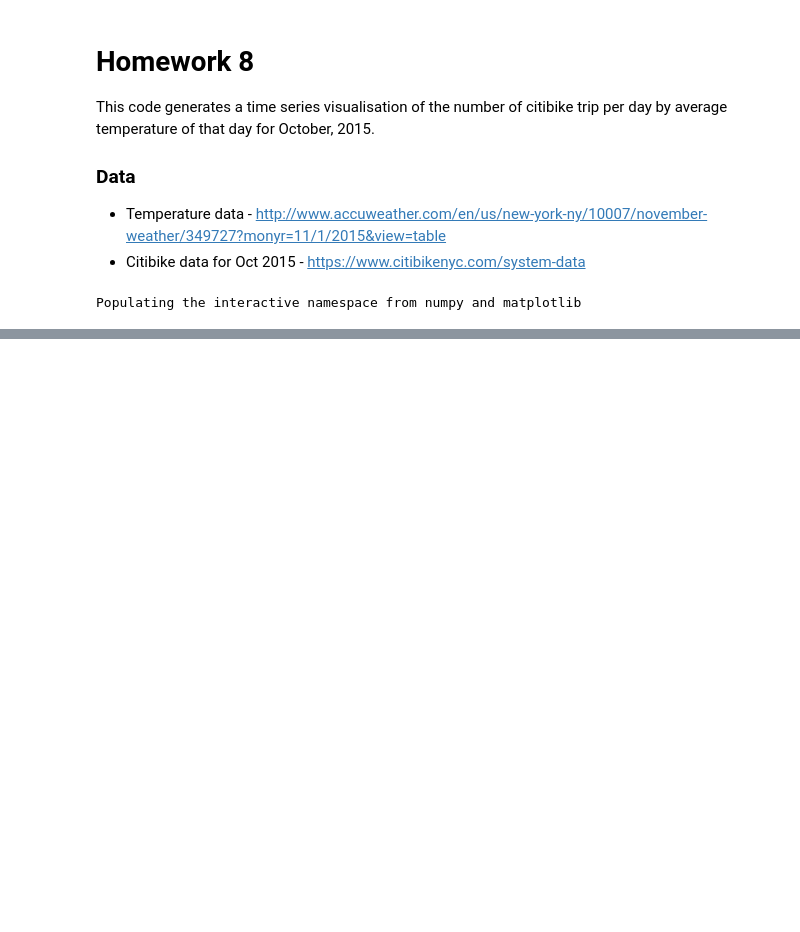
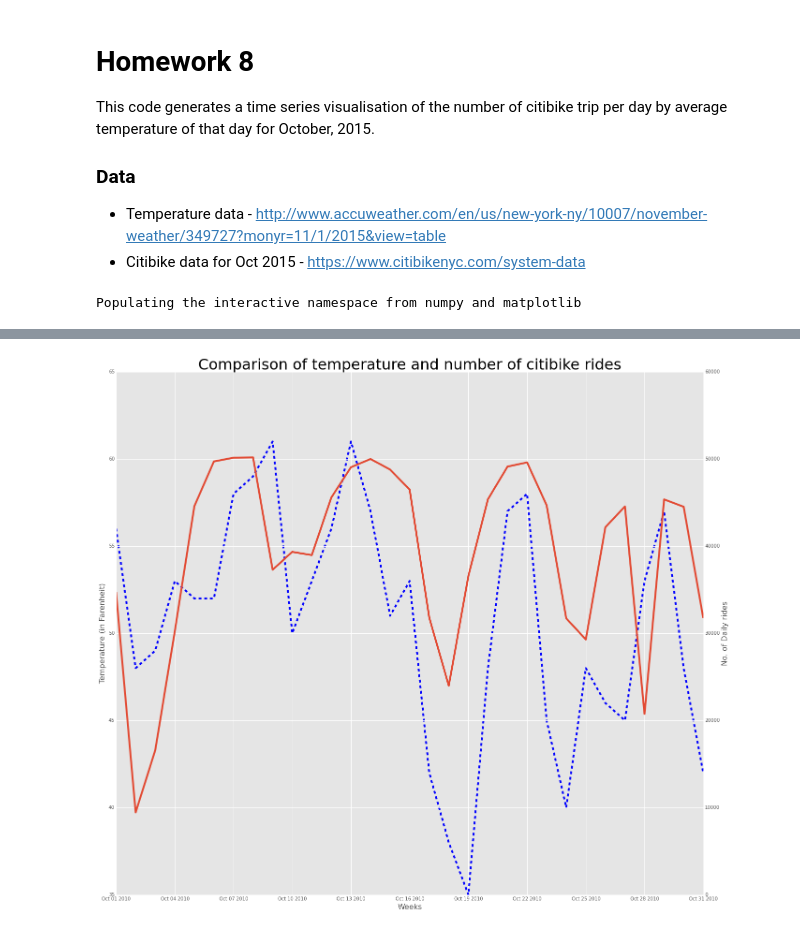
Before and after one commit to afcarl/PUI2015_vvijayarangan, a Jupyter notebook: HW8/citibike_temperature.ipynb, the cells around one changed output, grey strips where cells are left out. Saved outputs shown, nothing was run; the diff lists cells and outputs as text; code cells hidden in the pictures; blank space fills up the shorter version.

```diff
--- a/HW8/citibike_temperature.ipynb
+++ b/HW8/citibike_temperature.ipynb
@@ -27,3 +27,6 @@ temp_oct['High'] = temp_oct['High'].astype(int64)
 temp_oct['Low'] = temp_oct['Low'].astype(int64)
 # %%
 citibike_oct['starttime'] = pd.to_datetime(citibike_oct['starttime'])
+citibike_oct['date'] = pd.DatetimeIndex(citibike_oct['starttime']).normalize()
+# %%
+daily_rides = citibike_oct.groupby('date').agg('count')
@@ -30,11 +37,19 @@ citibike_oct['starttime'] = pd.to_datetime(citibike_oct['starttime'])
 # %%
-fig = pl.figure(figsize = (16,16))
+fig, ax1 = plt.subplots(figsize = (20,20))
 days = pd.date_range('10/01/2010', periods = 31, freq = 'D')
 
-pl.plot(days, temp_oct['Low'], label = "Temperature")
-pl.ylim([0,65])
-pl.xlabel('Weeks', fontsize = 16);
-pl.ylabel('Temperature (in Farenheit)', fontsize = 16);
-pl.legend()
-pl.title('Comparison of temperature vs citibike usage', fontsize = 32)
-savefig('HW8.png')
+ax1.plot(days, temp_oct['Low'], '--', label = "Temperature", color = 'blue')
+ax1.set_title('Comparison of temperature and number of citibike rides', fontsize = 32)
+#ax1.ylim([0,65])
+ax1.set_xlabel('Weeks', fontsize = 16);
+ax1.set_ylabel('Temperature (in Farenheit)', fontsize = 16);
+
+
+ax2 = ax1.twinx()
+ax2.plot(days, daily_rides['gender'], label = "No. of daily rides")
+ax2.set_ylabel('No. of Daily rides', fontsize = 16);
+
+
+fig.savefig('HW8.png')
+# %% [output]
+[figure, added]
```
Also changed, not shown: parts of 5 cells of this notebook, 1 other file.
